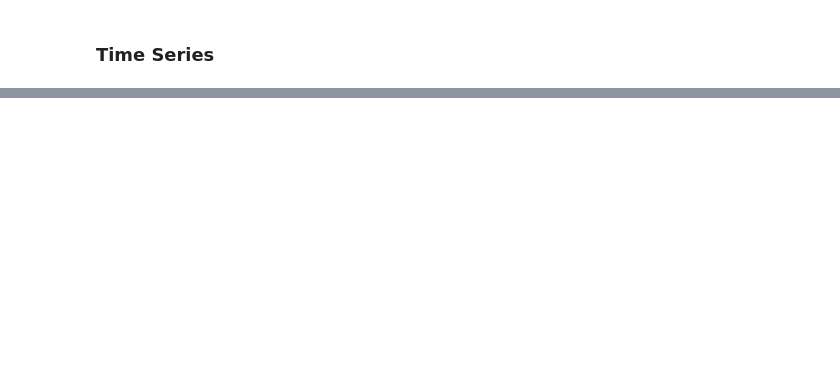
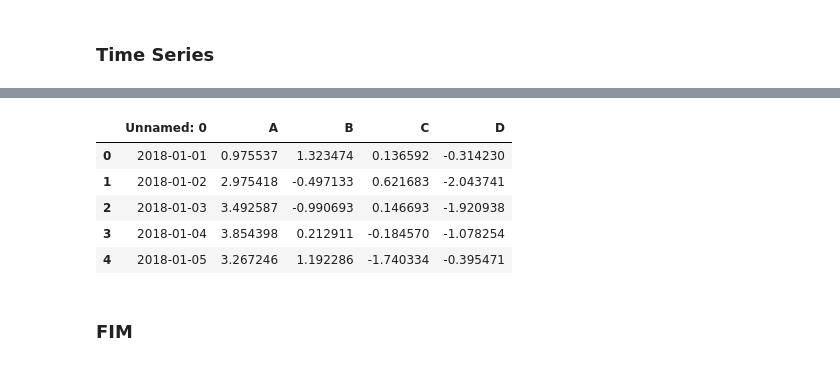
Before and after one commit to caiquemiranda/python-data-analysis-fundamentals, a Jupyter notebook: cap08-modulos-analise-dados-python/01-pandas.ipynb, the cells around one changed output, grey strips where cells are left out. Cells and saved outputs as stored; diff of their text form; code cells hidden in the pictures; blank space fills up the shorter version.

```diff
--- a/cap08-modulos-analise-dados-python/01-pandas.ipynb
+++ b/cap08-modulos-analise-dados-python/01-pandas.ipynb
@@ -615,0 +720,11 @@ df.append(s, ignore_index=True)
+# %%
+new_df = pd.read_excel('arquivos/teste-df-output.xlsx', 'Sheet1', index_col=None, na_values=['NA'])
+# %%
+new_df.head()
+# %% [output]
+|  | Unnamed: 0 | A | B | C | D |
+| 0 | 2018-01-01 | 0.975537 | 1.323474 | 0.136592 | -0.314230 |
+| 1 | 2018-01-02 | 2.975418 | -0.497133 | 0.621683 | -2.043741 |
+| 2 | 2018-01-03 | 3.492587 | -0.990693 | 0.146693 | -1.920938 |
+| 3 | 2018-01-04 | 3.854398 | 0.212911 | -0.184570 | -1.078254 |
+| 4 | 2018-01-05 | 3.267246 | 1.192286 | -1.740334 | -0.395471 |
@@ -615,0 +736,2 @@ df.append(s, ignore_index=True)
+# %% [markdown]
+### FIM
```
Also changed, not shown: parts of 26 cells of this notebook, 1 other file.
